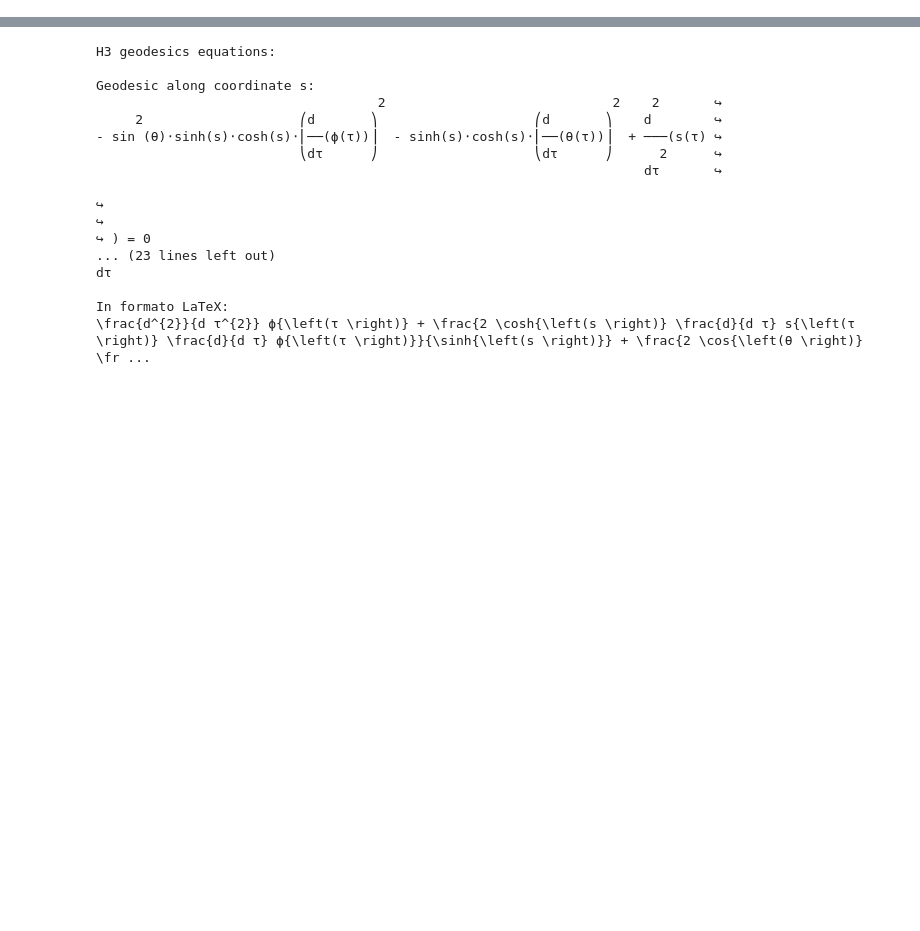
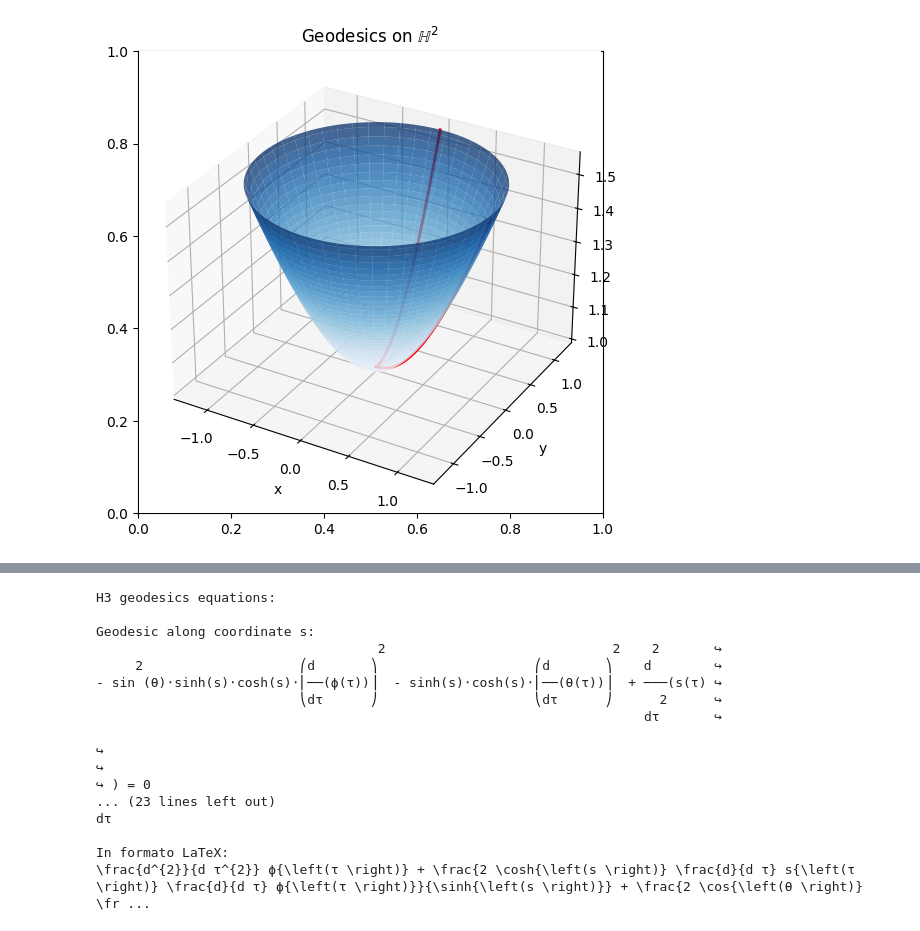
Before and after one commit to Joyboy0056/The-Geometric-Project, a Jupyter notebook: Geodesics.ipynb, the cells around one changed output, grey strips where cells are left out. Drawn from its saved outputs; the diff is of its cells as text; code cells hidden in the pictures; blank space fills up the shorter version.

```diff
--- a/Geodesics.ipynb
+++ b/Geodesics.ipynb
@@ -86,0 +134,10 @@ $$\begin{cases}
+# %%
+geodesics_on_H2 = [
+    H2.solve_geodesic(initial_position=[0.01, np.pi], initial_velocity=[-1, 0], lambda_span=(0, 1)),
+    H2.solve_geodesic(initial_position=[0.01, np.pi/2], initial_velocity=[1, 0], lambda_span=(0, 1)),
+    #H2.solve_geodesic(initial_position=[0.01, np.pi], initial_velocity=[0, 1], lambda_span=(0, 1))
+]
+
+H2.plot_geodesics_on_surface(H2_domain, geodesics_on_H2, fig_title='Geodesics on $\mathbb{H}^2$')
+# %% [output]
+[figure, added]
```
Also changed, not shown: parts of 17 cells of this notebook.
